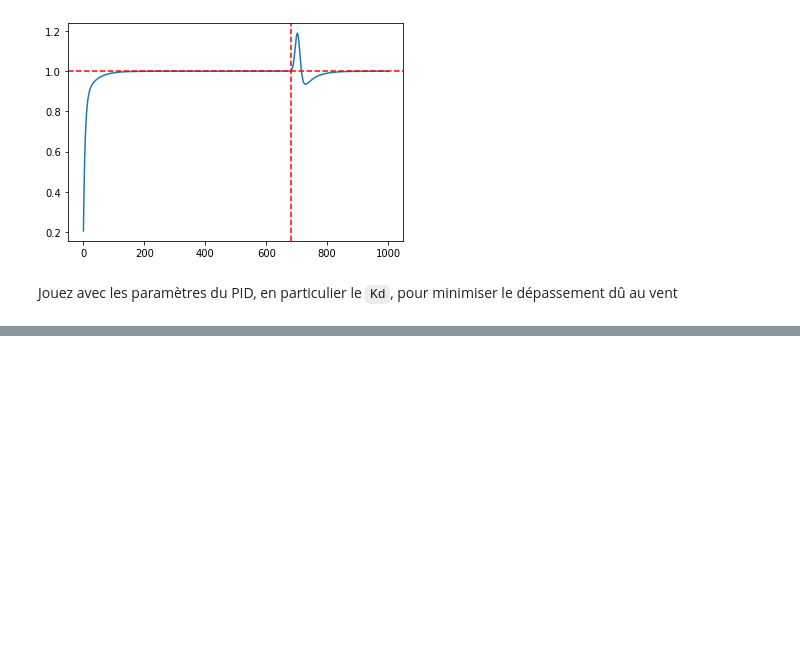
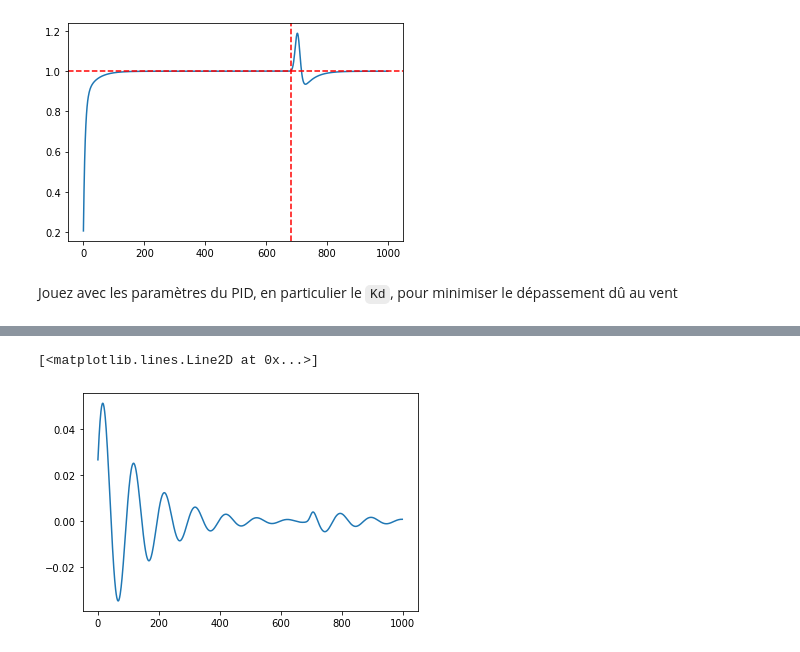
Before and after one commit to GregCornis/PID-presentation, a Jupyter notebook: PID.ipynb, the cells around one changed output, grey strips where cells are left out. Cells and saved outputs as stored; diff of their text form; code cells hidden in the pictures; blank space fills up the shorter version.

```diff
--- a/PID.ipynb
+++ b/PID.ipynb
@@ -252,0 +240,6 @@ plt.plot(run_simulation_with_wind(SecondOrderModel(), PID(0.1, 0.0, 20)))
+# %%
+# Speed
+plt.plot([sim[i+1] - sim[i] for i in range(len(sim)-1)])
+# %% [output]
+[<matplotlib.lines.Line2D at 0x...>]
+[figure, added]
```
Also changed, not shown: parts of 9 cells of this notebook.
